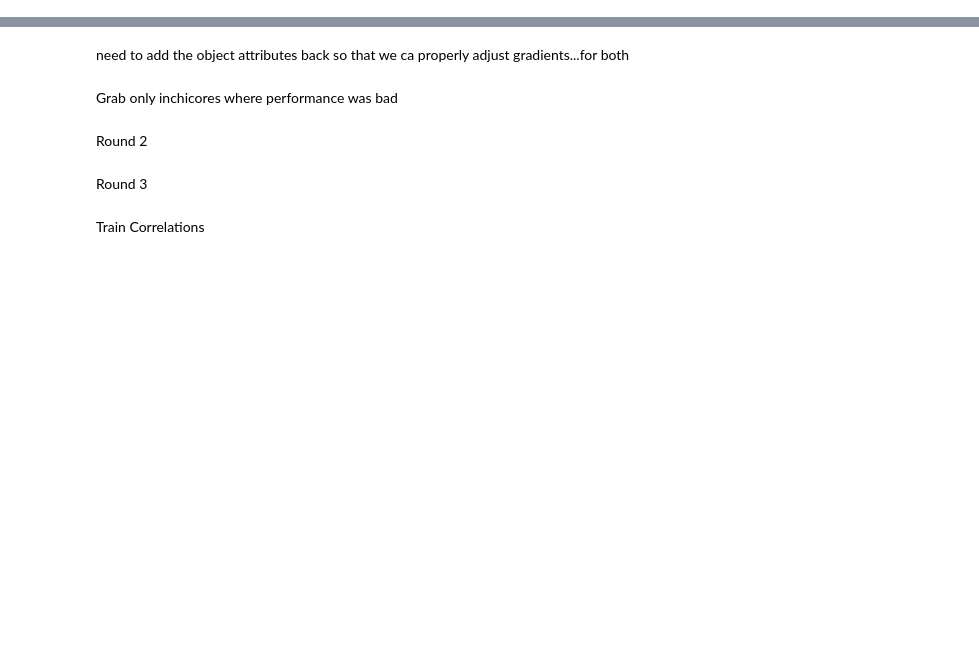
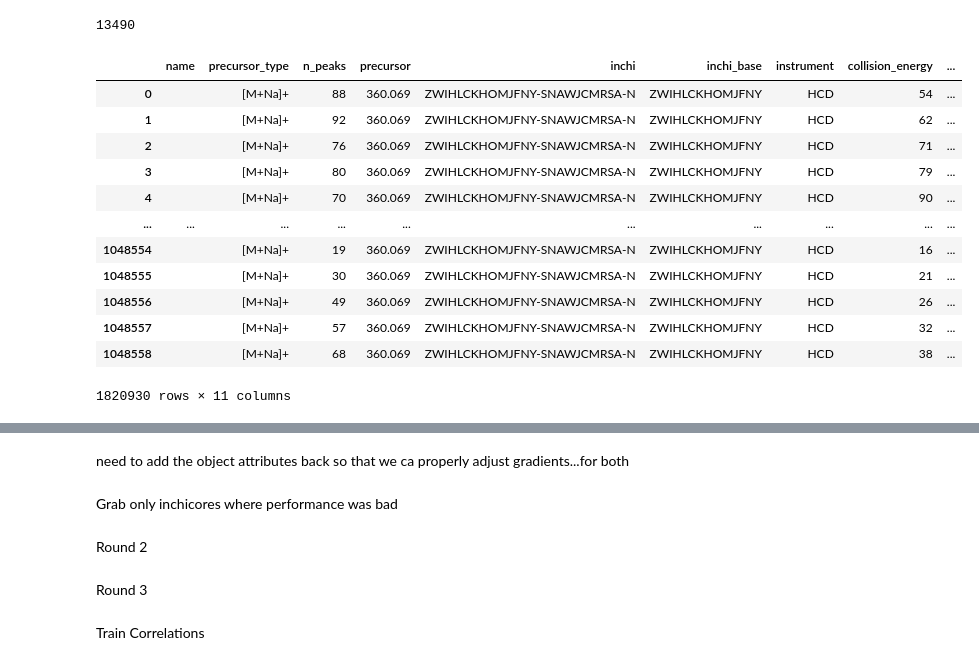
Before and after one commit to Jbug1/TunaSim, a Jupyter notebook: newDemos.ipynb, the cells around one changed output, grey strips where cells are left out. Drawn from its saved outputs; the diff is of its cells as text; code cells hidden in the pictures; blank space fills up the shorter version.

```diff
--- a/newDemos.ipynb
+++ b/newDemos.ipynb
@@ -14,0 +21,3 @@ from itertools import combinations
+# %%
+nist_input = pd.read_pickle('/Users/jonahpoczobutt/projects/raw_data/db_csvs/nist23_full.pkl')
+metlin = pd.read_pickle('/Users/jonahpoczobutt/projects/raw_data/db_csvs/metlin.pkl')
@@ -14,0 +26,4 @@ from itertools import combinations
+# %%
+len(metlin_ids)
+# %% [output]
+13490
@@ -14,0 +32,16 @@ from itertools import combinations
+# %%
+nist_input
+# %% [output]
+|  | name | precursor_type | n_peaks | precursor | inchi | inchi_base | instrument | collision_energy | ... |
+| 0 |  | [M+Na]+ | 88 | 360.069 | ZWIHLCKHOMJFNY-SNAWJCMRSA-N | ZWIHLCKHOMJFNY | HCD | 54 | ... |
+| 1 |  | [M+Na]+ | 92 | 360.069 | ZWIHLCKHOMJFNY-SNAWJCMRSA-N | ZWIHLCKHOMJFNY | HCD | 62 | ... |
+| 2 |  | [M+Na]+ | 76 | 360.069 | ZWIHLCKHOMJFNY-SNAWJCMRSA-N | ZWIHLCKHOMJFNY | HCD | 71 | ... |
+| 3 |  | [M+Na]+ | 80 | 360.069 | ZWIHLCKHOMJFNY-SNAWJCMRSA-N | ZWIHLCKHOMJFNY | HCD | 79 | ... |
+| 4 |  | [M+Na]+ | 70 | 360.069 | ZWIHLCKHOMJFNY-SNAWJCMRSA-N | ZWIHLCKHOMJFNY | HCD | 90 | ... |
+| ... | ... | ... | ... | ... | ... | ... | ... | ... | ... |
+| 1048554 |  | [M+Na]+ | 19 | 360.069 | ZWIHLCKHOMJFNY-SNAWJCMRSA-N | ZWIHLCKHOMJFNY | HCD | 16 | ... |
+| 1048555 |  | [M+Na]+ | 30 | 360.069 | ZWIHLCKHOMJFNY-SNAWJCMRSA-N | ZWIHLCKHOMJFNY | HCD | 21 | ... |
+| 1048556 |  | [M+Na]+ | 49 | 360.069 | ZWIHLCKHOMJFNY-SNAWJCMRSA-N | ZWIHLCKHOMJFNY | HCD | 26 | ... |
+| 1048557 |  | [M+Na]+ | 57 | 360.069 | ZWIHLCKHOMJFNY-SNAWJCMRSA-N | ZWIHLCKHOMJFNY | HCD | 32 | ... |
+| 1048558 |  | [M+Na]+ | 68 | 360.069 | ZWIHLCKHOMJFNY-SNAWJCMRSA-N | ZWIHLCKHOMJFNY | HCD | 38 | ... |
+1820930 rows × 11 columns
```
Also changed, not shown: parts of 7 cells of this notebook, 3 other files.
